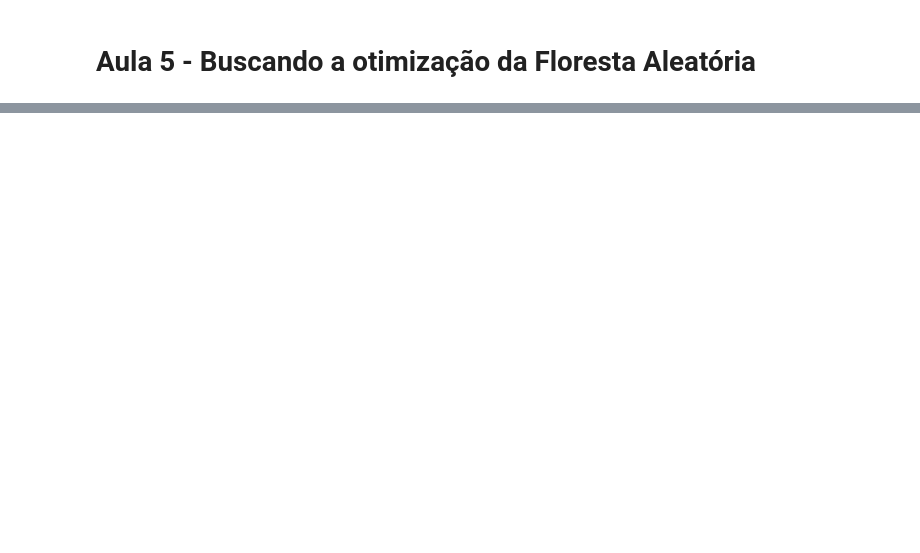
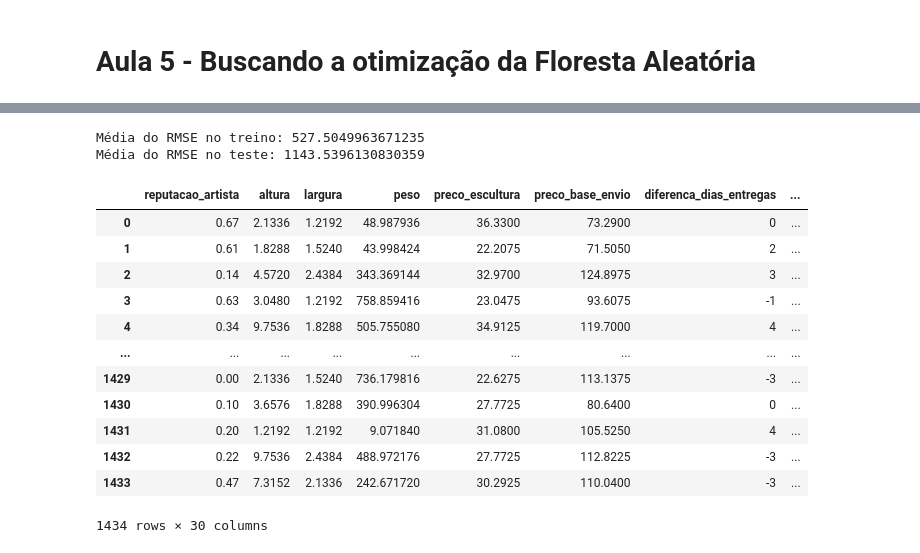
Before and after one commit to Camillabgarcia/ML_Arvores_de_Regressao_e_Boosting, a Jupyter notebook: Projeto_Arvores_de_Regressão_e_Boosting.ipynb, the cells around one changed output, grey strips where cells are left out. Saved outputs shown, nothing was run; the diff lists cells and outputs as text; code cells hidden in the pictures; blank space fills up the shorter version.

```diff
--- a/Projeto_Arvores_de_Regressão_e_Boosting.ipynb
+++ b/Projeto_Arvores_de_Regressão_e_Boosting.ipynb
@@ -298,2 +354,7 @@ print("Média do RMSE no teste:", teste_rmse.mean())
 # %% [markdown]
 # Aula 4 - Implementando uma Floresta Aleatória
+# %%
+from sklearn.ensemble import RandomForestRegressor
+
+rfr = RandomForestRegressor(n_estimators=100, random_state=45, oob_score=True)
+rfr.fit(X_treino, y_treino)
@@ -304,2 +409,18 @@ print("Média do RMSE no teste:", teste_rmse.mean())
 # %% [markdown]
 # Aula 5 - Buscando a otimização da Floresta Aleatória
+# %%
+param_grid = {
+    'max_depth': [None, 15, 20],
+    'min_samples_split': [2, 5],
+    'min_samples_leaf': [2, 5],
+    'max_leaf_nodes': [400, 550]
+}
+# %%
+rf = RandomForestRegressor(random_state=45)
+
+grid_search_rfr = GridSearchCV(rfr, param_grid, scoring='neg_root_mean_squared_error', cv=5, n_jobs=-1)
+grid_search_rfr.fit(X_treino, y_treino)
+
+rfr_otimizado = grid_search_rfr.best_estimator_
+
+print('Melhores parâmetros:', grid_search_rfr.best_params_)
@@ -310,7 +458,7 @@ print("Média do RMSE no teste:", teste_rmse.mean())
 # %%
 cv_estrategia = KFold(n_splits=3, shuffle=True, random_state=45)
 
-resultados = cross_validate(rfr_otimizado,X,y,scoring='neg_mean_squared_error', cv= cv_estrategia,
+resultados = cross_validate(rfr_otimizado,x,y,scoring='neg_mean_squared_error', cv= cv_estrategia,
                             return_train_score=True)
 
 treino_rmse = np.sqrt(-resultados['train_score'])
@@ -318,3 +466,31 @@ teste_rmse = np.sqrt(-resultados['test_score'])
 
 print("Média do RMSE no treino:", treino_rmse.mean())
 print("Média do RMSE no teste:", teste_rmse.mean())
+# %% [output]
+Média do RMSE no treino: 527.5049963671235
+Média do RMSE no teste: 1143.5396130830359
+# %%
+novos_dados = pd.read_csv(url_teste)
+# %%
+# Ajustando o nome da coluna para bater com o modelo treinado (adicionando o 's')
+novos_dados = novos_dados.rename(columns={'diferenca_dias_entrega': 'diferenca_dias_entregas'})
+
+# Agora pode rodar a previsão
+custos = rfr_otimizado.predict(novos_dados)
+
+novos_dados['custo'] = custos
+novos_dados
+# %% [output]
+|  | reputacao_artista | altura | largura | peso | preco_escultura | preco_base_envio | diferenca_dias_entregas | ... |
+| 0 | 0.67 | 2.1336 | 1.2192 | 48.987936 | 36.3300 | 73.2900 | 0 | ... |
+| 1 | 0.61 | 1.8288 | 1.5240 | 43.998424 | 22.2075 | 71.5050 | 2 | ... |
+| 2 | 0.14 | 4.5720 | 2.4384 | 343.369144 | 32.9700 | 124.8975 | 3 | ... |
+| 3 | 0.63 | 3.0480 | 1.2192 | 758.859416 | 23.0475 | 93.6075 | -1 | ... |
+| 4 | 0.34 | 9.7536 | 1.8288 | 505.755080 | 34.9125 | 119.7000 | 4 | ... |
+| ... | ... | ... | ... | ... | ... | ... | ... | ... |
+| 1429 | 0.00 | 2.1336 | 1.5240 | 736.179816 | 22.6275 | 113.1375 | -3 | ... |
+| 1430 | 0.10 | 3.6576 | 1.8288 | 390.996304 | 27.7725 | 80.6400 | 0 | ... |
+| 1431 | 0.20 | 1.2192 | 1.2192 | 9.071840 | 31.0800 | 105.5250 | 4 | ... |
+| 1432 | 0.22 | 9.7536 | 2.4384 | 488.972176 | 27.7725 | 112.8225 | -3 | ... |
+| 1433 | 0.47 | 7.3152 | 2.1336 | 242.671720 | 30.2925 | 110.0400 | -3 | ... |
+1434 rows × 30 columns
```
Also changed, not shown: parts of 10 cells of this notebook.
